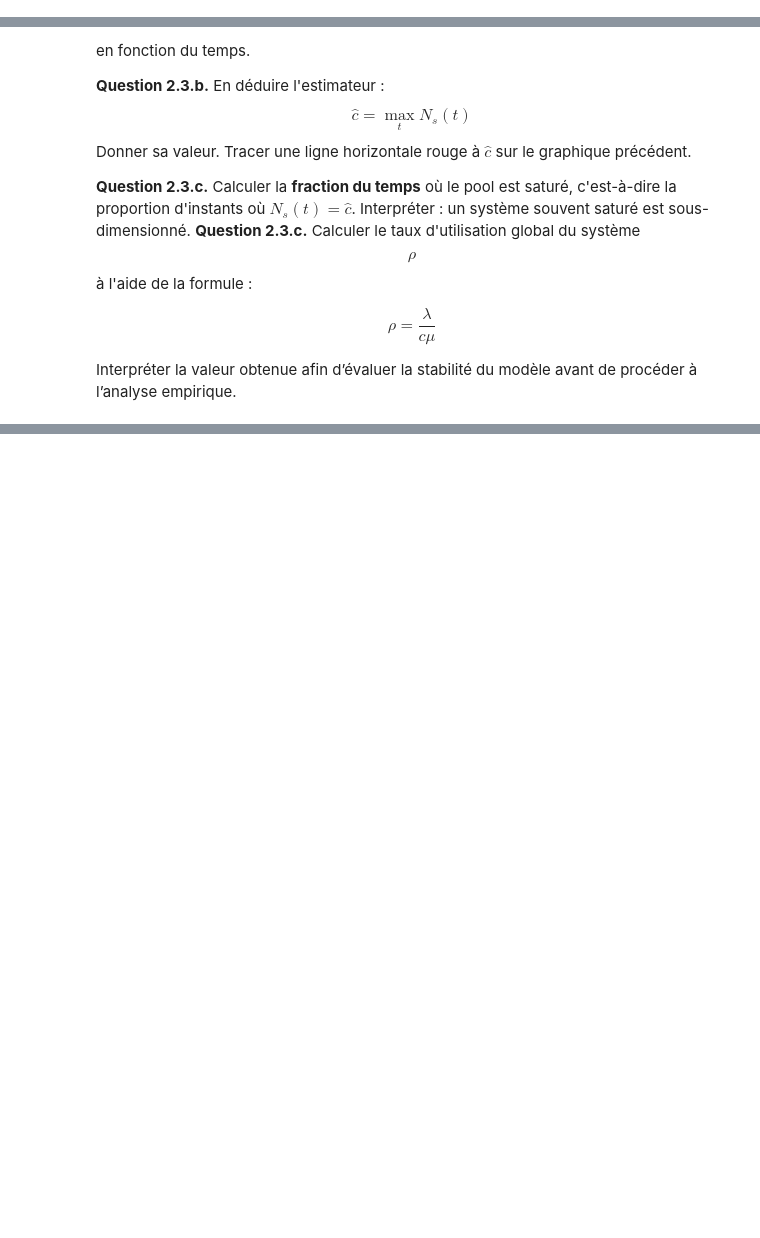
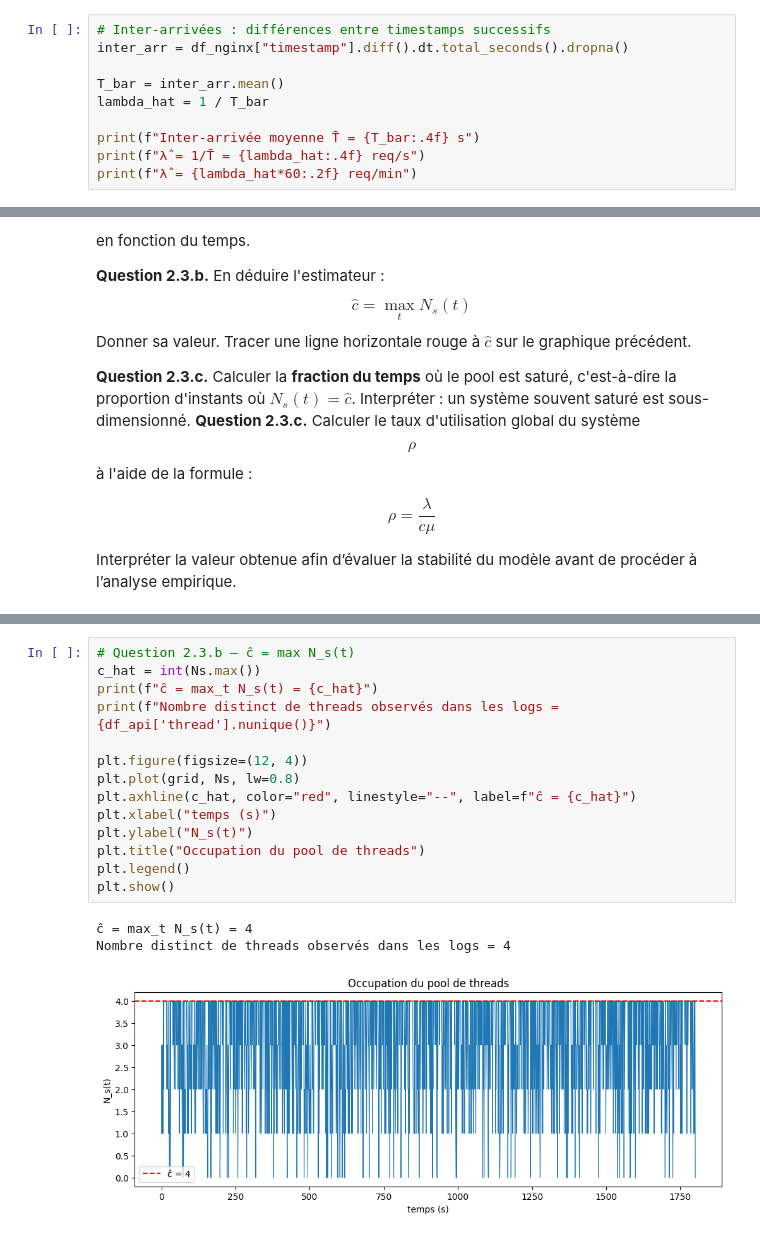
Before and after one commit to mamour-dx/tp-fa, a Jupyter notebook: tp_estimation.ipynb, the cells around one changed output, grey strips where cells are left out. Drawn from its saved outputs; the diff is of its cells as text; blank space fills up the shorter version.

```diff
--- a/tp_estimation.ipynb
+++ b/tp_estimation.ipynb
@@ -153,3 +183,13 @@ Afficher le nombre total de requêtes, la plage horaire couverte et la statistiq
 #### Question 1.2 — Estimation de $\lambda$
 Calculer la suite des inter-arrivées (différences entre timestamps successifs). En déduire l'estimateur $\hat{\lambda}$ par la moyenne empirique.
 Donner la valeur en req/s et req/min.
+# %%
+# Inter-arrivées : différences entre timestamps successifs
+inter_arr = df_nginx["timestamp"].diff().dt.total_seconds().dropna()
+
+T_bar = inter_arr.mean()
+lambda_hat = 1 / T_bar
+
+print(f"Inter-arrivée moyenne T̄ = {T_bar:.4f} s")
+print(f"λ̂ = 1/T̄ = {lambda_hat:.4f} req/s")
+print(f"λ̂ = {lambda_hat*60:.2f} req/min")
@@ -204,0 +354,18 @@ Interpréter la valeur obtenue afin d’évaluer la stabilité du modèle avant
+# %%
+# Question 2.3.b — ĉ = max N_s(t)
+c_hat = int(Ns.max())
+print(f"ĉ = max_t N_s(t) = {c_hat}")
+print(f"Nombre distinct de threads observés dans les logs = {df_api['thread'].nunique()}")
+
+plt.figure(figsize=(12, 4))
+plt.plot(grid, Ns, lw=0.8)
+plt.axhline(c_hat, color="red", linestyle="--", label=f"ĉ = {c_hat}")
+plt.xlabel("temps (s)")
+plt.ylabel("N_s(t)")
+plt.title("Occupation du pool de threads")
+plt.legend()
+plt.show()
+# %% [output]
+ĉ = max_t N_s(t) = 4
+Nombre distinct de threads observés dans les logs = 4
+[figure, added]
```
Also changed, not shown: parts of 8 cells of this notebook.
